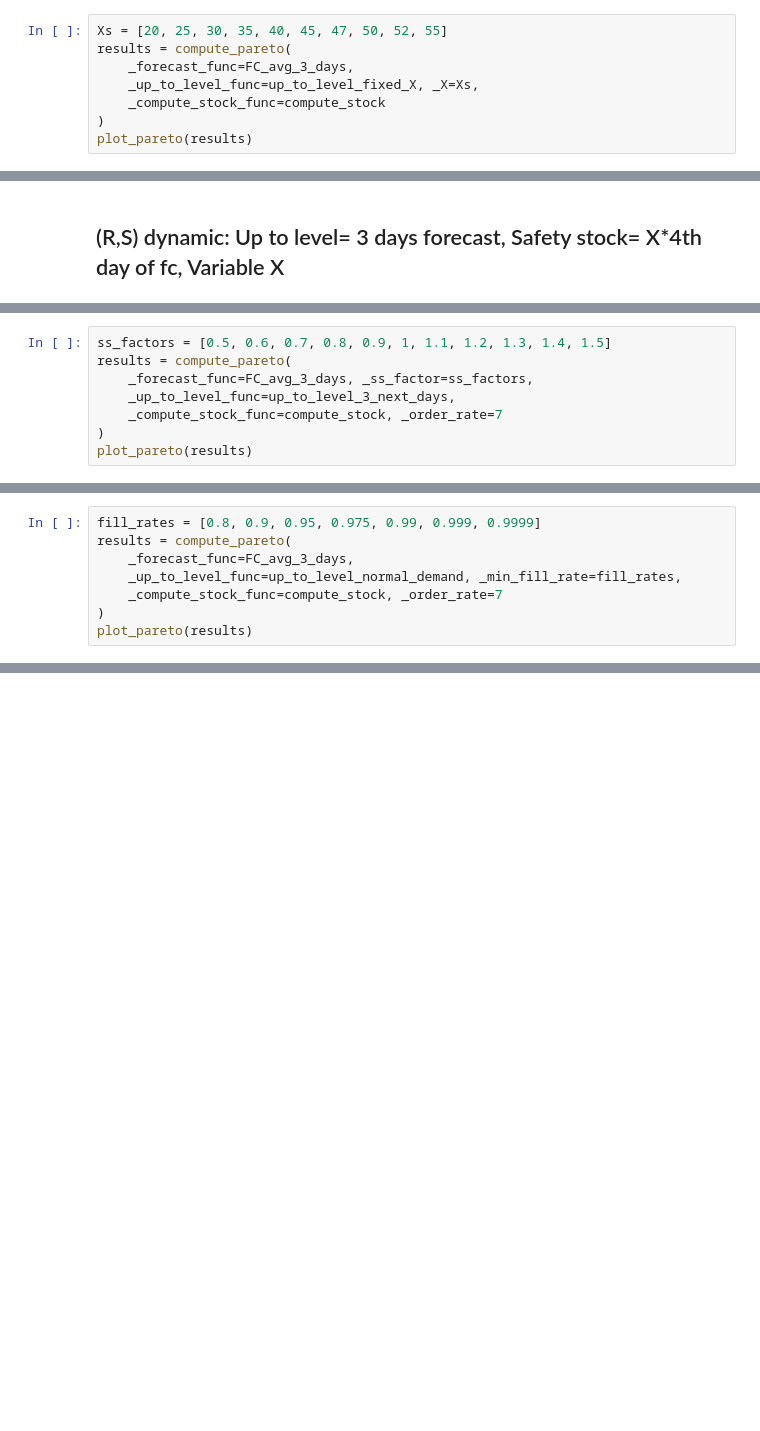
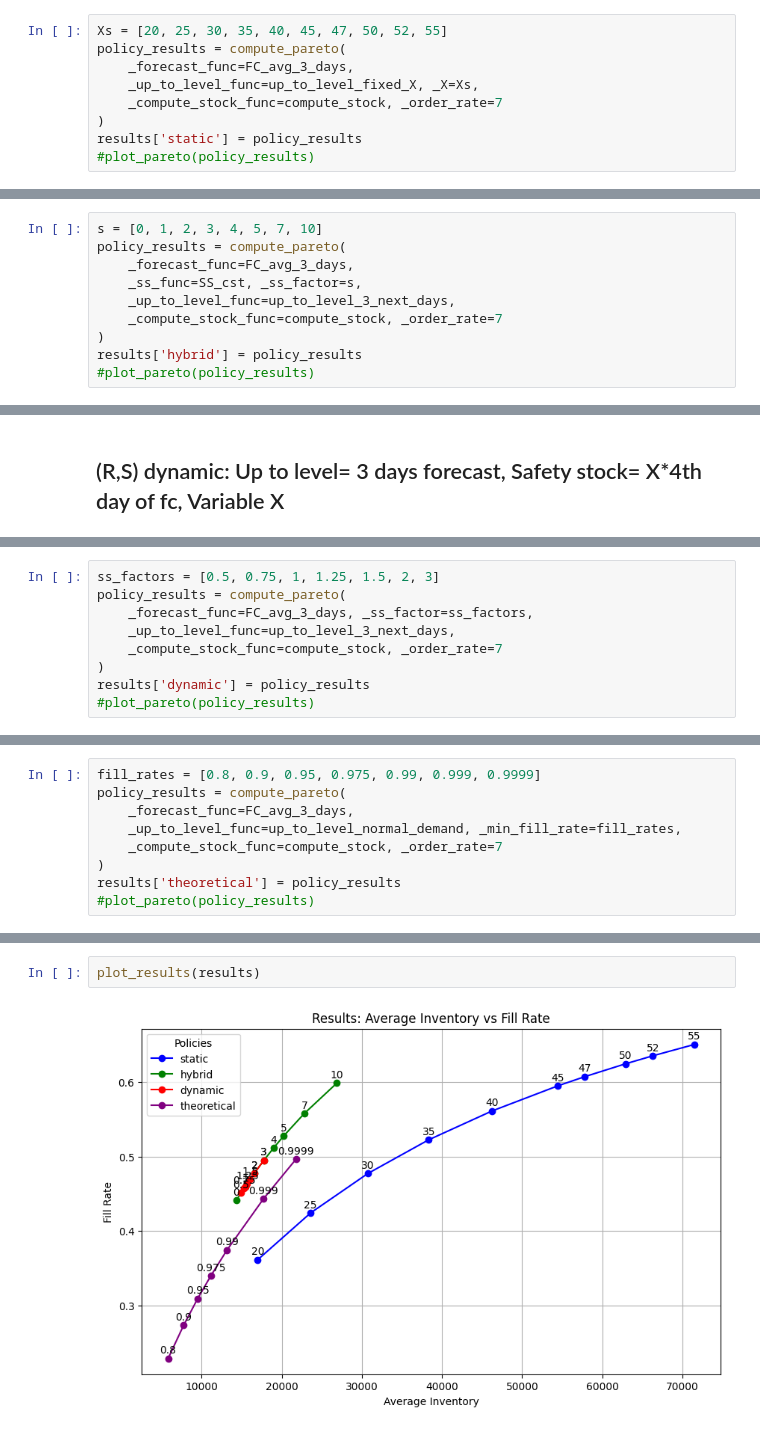
Before and after one commit to Jboistel/memoire, a Jupyter notebook: test.ipynb, the cells around one changed output, grey strips where cells are left out. Cells and saved outputs as stored; diff of their text form; blank space fills up the shorter version.

Commit message:
plot of all results on the same chart

```diff
--- a/test.ipynb
+++ b/test.ipynb
@@ -708,9 +736,10 @@ Average proportion of products not in stock: 24.41%
 # %%
 Xs = [20, 25, 30, 35, 40, 45, 47, 50, 52, 55]
-results = compute_pareto(
+policy_results = compute_pareto(
     _forecast_func=FC_avg_3_days,
     _up_to_level_func=up_to_level_fixed_X, _X=Xs,
-    _compute_stock_func=compute_stock
+    _compute_stock_func=compute_stock, _order_rate=7
 )
-plot_pareto(results)
+results['static'] = policy_results
+#plot_pareto(policy_results)
 # %% [output]
@@ -746,0 +776,10 @@ Average proportion of products not in stock: 2.99%
+# %%
+s = [0, 1, 2, 3, 4, 5, 7, 10]
+policy_results = compute_pareto(
+    _forecast_func=FC_avg_3_days,
+    _ss_func=SS_cst, _ss_factor=s,
+    _up_to_level_func=up_to_level_3_next_days,
+    _compute_stock_func=compute_stock, _order_rate=7
+)
+results['hybrid'] = policy_results
+#plot_pareto(policy_results)
@@ -759,9 +817,10 @@ Average proportion of products not in stock: 2.94%
 # %%
-ss_factors = [0.5, 0.6, 0.7, 0.8, 0.9, 1, 1.1, 1.2, 1.3, 1.4, 1.5]
-results = compute_pareto(
+ss_factors = [0.5, 0.75, 1, 1.25, 1.5, 2, 3]
+policy_results = compute_pareto(
     _forecast_func=FC_avg_3_days, _ss_factor=ss_factors,
     _up_to_level_func=up_to_level_3_next_days,
     _compute_stock_func=compute_stock, _order_rate=7
 )
-plot_pareto(results)
+results['dynamic'] = policy_results
+#plot_pareto(policy_results)
 # %% [output]
@@ -797,9 +858,10 @@ Average proportion of products not in stock: 9.67%
 # %%
 fill_rates = [0.8, 0.9, 0.95, 0.975, 0.99, 0.999, 0.9999]
-results = compute_pareto(
+policy_results = compute_pareto(
     _forecast_func=FC_avg_3_days,
     _up_to_level_func=up_to_level_normal_demand, _min_fill_rate=fill_rates,
     _compute_stock_func=compute_stock, _order_rate=7
 )
-plot_pareto(results)
+results['theoretical'] = policy_results
+#plot_pareto(policy_results)
 # %% [output]
@@ -823,0 +889,4 @@ Average proportion of products not in stock: 6.04%
+# %%
+plot_results(results)
+# %% [output]
+[figure, added]
```
Also changed, not shown: parts of 21 cells of this notebook.
